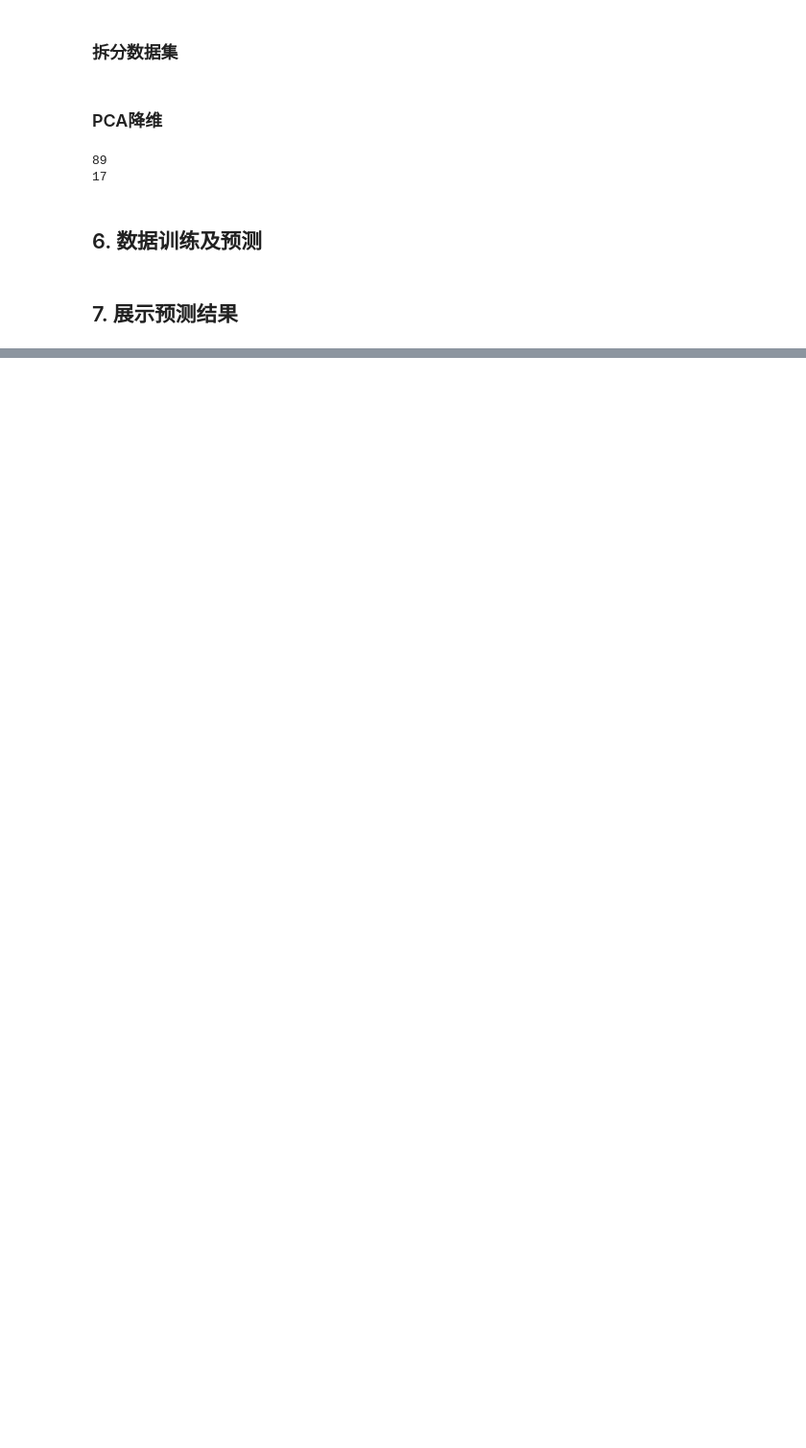
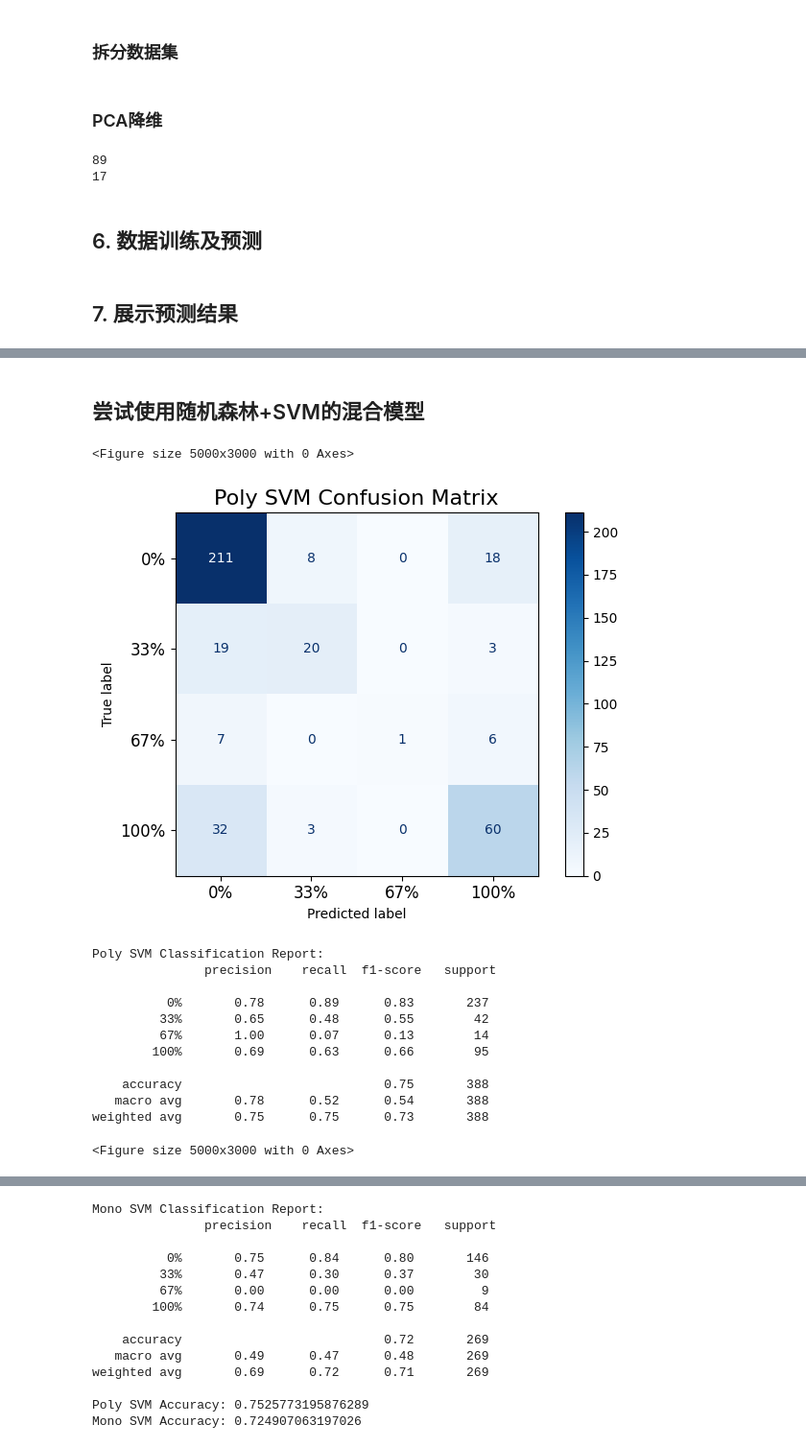
Before and after one commit to thecyberfrank/COMP9517_COMPUTER-VISION, a Jupyter notebook: elpv_ml.ipynb, the cells around one changed output, grey strips where cells are left out. Shown at 96% size. Saved outputs shown, nothing was run; the diff lists cells and outputs as text; code cells hidden in the pictures; blank space fills up the shorter version.

Commit message:
Fusion of Random Forest and SVM Models

```diff
--- a/elpv_ml.ipynb
+++ b/elpv_ml.ipynb
@@ -446,0 +445,64 @@ Mono Random Forest Accuracy: 0.7360594795539034
+# %% [markdown]
+## 尝试使用随机森林+SVM的混合模型
+# %%
+# SVM使用随机森林进行特征选择或特征转换，然后将这些特征输入到SVM模型中进行最终的分类，
+# 这种方法可以结合两者的优势：随机森林的特征选择能力和SVM的分类效果。
+
+# 训练随机森林模型
+rf_poly = RandomForestClassifier(n_estimators=100, n_jobs=-1)
+rf_poly.fit(X_train_poly_pca, y_train_poly)
+
+rf_mono = RandomForestClassifier(n_estimators=100, n_jobs=-1)
+rf_mono.fit(X_train_mono_pca, y_train_mono)
+
+# 使用随机森林模型生成新的特征集
+X_train_poly_rf = rf_poly.predict_proba(X_train_poly_pca)
+X_test_poly_rf = rf_poly.predict_proba(X_test_poly_pca)
+
+X_train_mono_rf = rf_mono.predict_proba(X_train_mono_pca)
+X_test_mono_rf = rf_mono.predict_proba(X_test_mono_pca)
+
+# 训练SVM模型
+svm_poly = SVC(kernel='rbf', gamma='scale', probability=True)
+svm_poly.fit(X_train_poly_rf, y_train_poly)
+
+svm_mono = SVC(kernel='rbf', gamma='scale', probability=True)
+svm_mono.fit(X_train_mono_rf, y_train_mono)
+
+# 进行预测
+svm_predictions_poly = svm_poly.predict(X_test_poly_rf)
+svm_predictions_mono = svm_mono.predict(X_test_mono_rf)
+
+# 计算混淆矩阵
+svm_cm_poly = confusion_matrix(y_test_poly, svm_predictions_poly)
+svm_cm_mono = confusion_matrix(y_test_mono, svm_predictions_mono)
+
+# 绘制混淆矩阵，打印分类报告
+plot_confusion_matrix(svm_cm_poly, classes=list(label_mapping.values()), title='Poly SVM Confusion Matrix')
+svm_report_poly = classification_report(y_test_poly, svm_predictions_poly, target_names=list(label_mapping.values()), zero_division=0)
+print("Poly SVM Classification Report:\n", svm_report_poly)
+
+plot_confusion_matrix(svm_cm_mono, classes=list(label_mapping.values()), title='Mono SVM Confusion Matrix')
+svm_report_mono = classification_report(y_test_mono, svm_predictions_mono, target_names=list(label_mapping.values()), zero_division=0)
+print("Mono SVM Classification Report:\n", svm_report_mono)
+
+# 计算总体精度
+svm_accuracy_poly = accuracy_score(y_test_poly, svm_predictions_poly)
+svm_accuracy_mono = accuracy_score(y_test_mono, svm_predictions_mono)
+print(f"Poly SVM Accuracy: {svm_accuracy_poly}")
+print(f"Mono SVM Accuracy: {svm_accuracy_mono}")
+# %% [output]
+<Figure size 5000x3000 with 0 Axes>
+[figure, added]
+Poly SVM Classification Report:
+               precision    recall  f1-score   support
+
+          0%       0.78      0.89      0.83       237
+         33%       0.65      0.48      0.55        42
+         67%       1.00      0.07      0.13        14
+        100%       0.69      0.63      0.66        95
+
+    accuracy                           0.75       388
+   macro avg       0.78      0.52      0.54       388
+weighted avg       0.75      0.75      0.73       388
+<Figure size 5000x3000 with 0 Axes>
@@ -446,0 +510,14 @@ Mono Random Forest Accuracy: 0.7360594795539034
+Mono SVM Classification Report:
+               precision    recall  f1-score   support
+
+          0%       0.75      0.84      0.80       146
+         33%       0.47      0.30      0.37        30
+         67%       0.00      0.00      0.00         9
+        100%       0.74      0.75      0.75        84
+
+    accuracy                           0.72       269
+   macro avg       0.49      0.47      0.48       269
+weighted avg       0.69      0.72      0.71       269
+
+Poly SVM Accuracy: 0.7525773195876289
+Mono SVM Accuracy: 0.724907063197026
```
Also changed, not shown: parts of 3 cells of this notebook, 1 other file.
